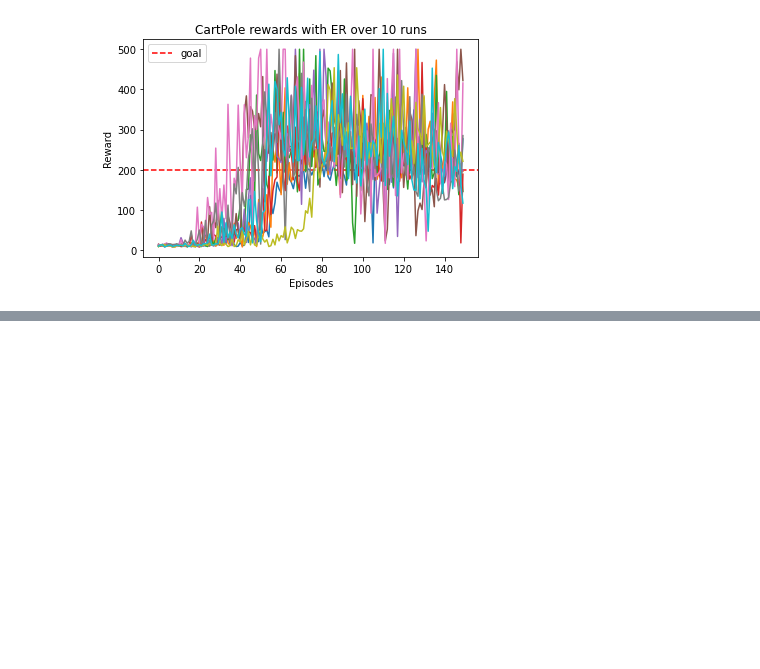
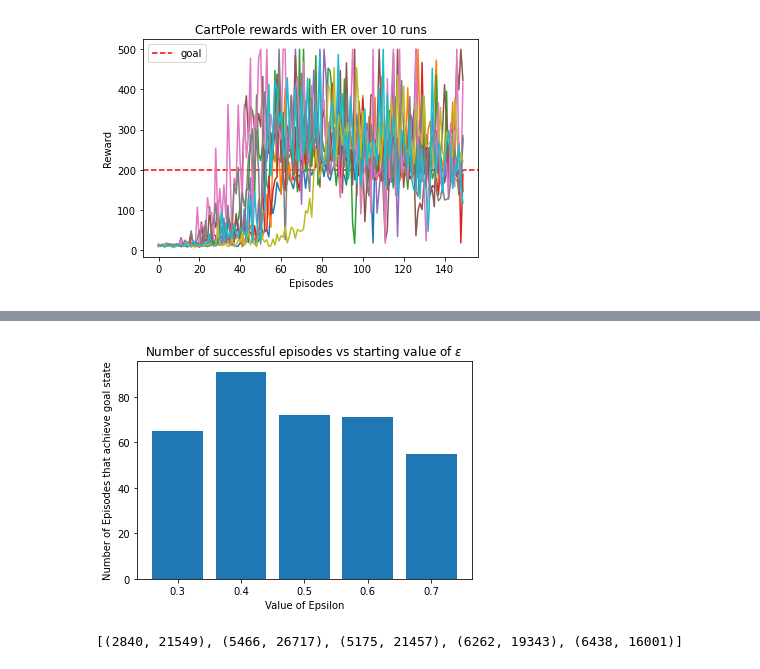
Before and after one commit to Dylan-Trollope/MSCDissertation, a Jupyter notebook: CartPole/ExoerienceReplay.ipynb, the cells around one changed output, grey strips where cells are left out. Cells and saved outputs as stored; diff of their text form; code cells hidden in the pictures; blank space fills up the shorter version.

```diff
--- a/CartPole/ExoerienceReplay.ipynb
+++ b/CartPole/ExoerienceReplay.ipynb
@@ -204,0 +245,14 @@ TypeError: cannot unpack non-iterable float object
+# %%
+x_pos = [0, 1, 2, 3, 4]
+plt.bar(x_pos, bar)
+plt.xticks(x_pos, acheiveds.keys())
+plt.xlabel("Value of Epsilon")
+plt.ylabel("Number of Episodes that achieve goal state")
+plt.title("Number of successful episodes vs starting value of $\epsilon$")
+plt.show()
+# %% [output]
+[figure, added]
+# %%
+print(exp)
+# %% [output]
+[(2840, 21549), (5466, 26717), (5175, 21457), (6262, 19343), (6438, 16001)]
```
Also changed, not shown: parts of 12 cells of this notebook, 5 other files.
